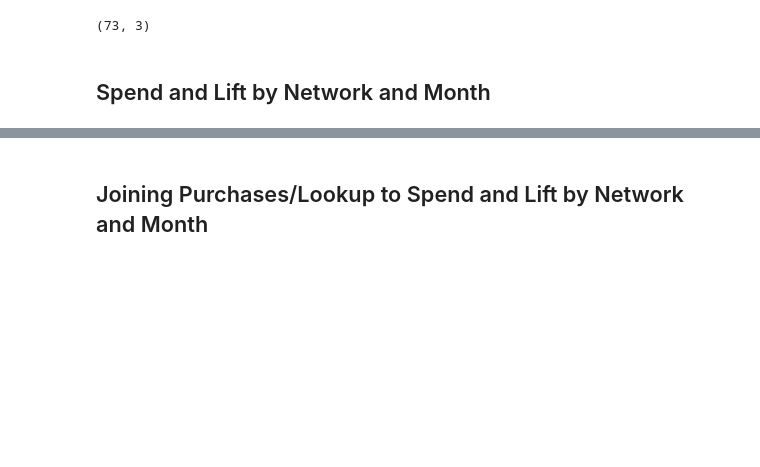
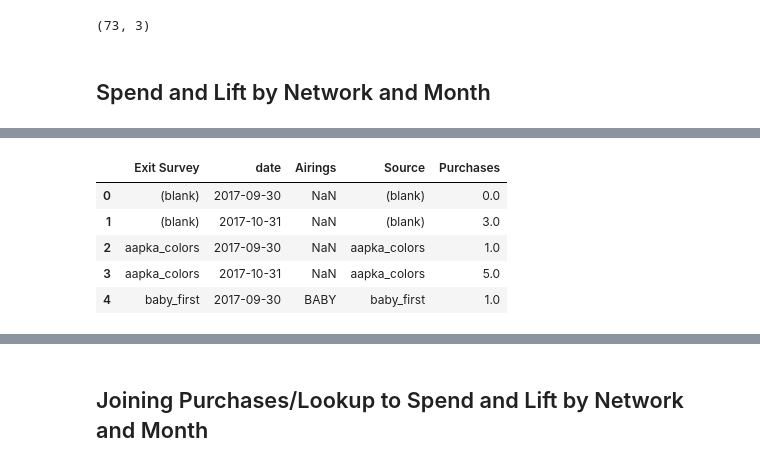
Before and after one commit to papir805/telepulse_ad_campaign_report, a Jupyter notebook: takehome_quiz_answers.ipynb, the cells around one changed output, grey strips where cells are left out. Drawn from its saved outputs; the diff is of its cells as text; code cells hidden in the pictures; blank space fills up the shorter version.

```diff
--- a/takehome_quiz_answers.ipynb
+++ b/takehome_quiz_answers.ipynb
@@ -345,4 +364,13 @@ airings_spend_lift_grouped
 # %%
 # airings_spend_lift_grouped.reset_index()
+# %%
+by_month_tbl.reset_index().head()
+# %% [output]
+|  | Exit Survey | date | Airings | Source | Purchases |
+| 0 | (blank) | 2017-09-30 | NaN | (blank) | 0.0 |
+| 1 | (blank) | 2017-10-31 | NaN | (blank) | 3.0 |
+| 2 | aapka_colors | 2017-09-30 | NaN | aapka_colors | 1.0 |
+| 3 | aapka_colors | 2017-10-31 | NaN | aapka_colors | 5.0 |
+| 4 | baby_first | 2017-09-30 | BABY | baby_first | 1.0 |
 # %%
 # purchase_grouped.reset_index()
```
Also changed, not shown: parts of 13 cells of this notebook, 2 other files.
